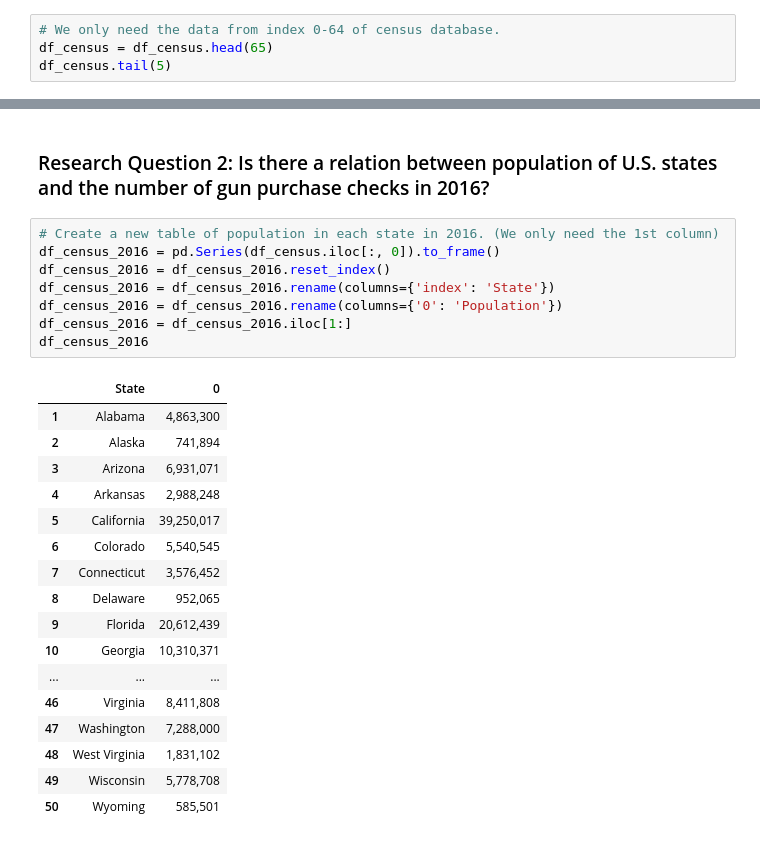
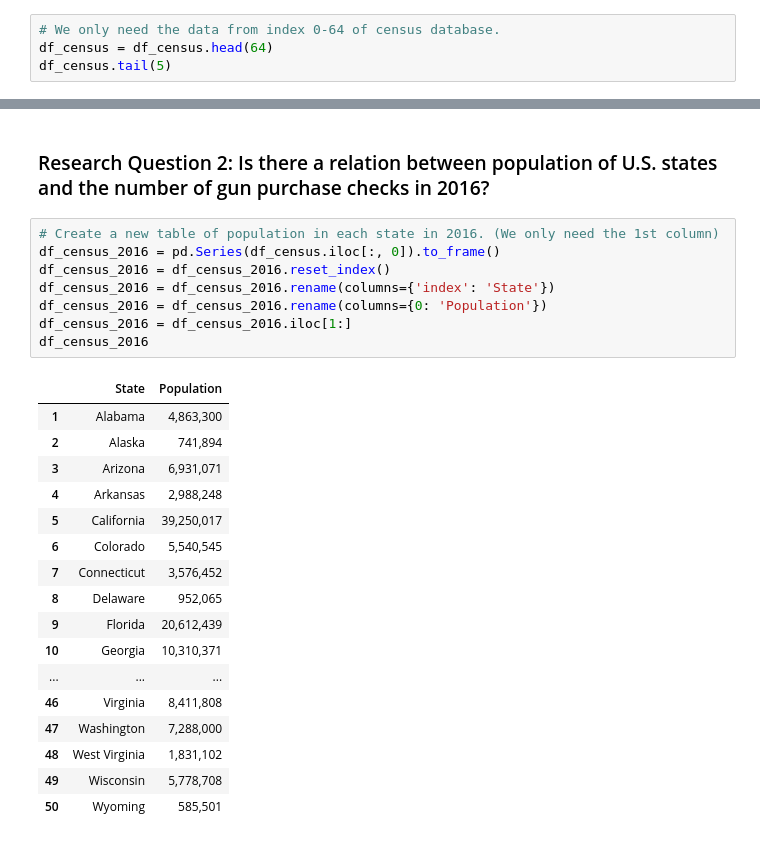
Before and after one commit to VentoTran/Udacity_DataAnalyst_Project_01_FBI_GUN_DATA, a Jupyter notebook: Investigate_a_Dataset.ipynb, the cells around one changed output, grey strips where cells are left out. Cells and saved outputs as stored; diff of their text form.

```diff
--- a/Investigate_a_Dataset.ipynb
+++ b/Investigate_a_Dataset.ipynb
@@ -141,7 +145,7 @@ df_census[df_census['Alabama'].isna()]
 20 rows × 52 columns
 # %%
 # We only need the data from index 0-64 of census database.
-df_census = df_census.head(65)
+df_census = df_census.head(64)
 df_census.tail(5)
 # %% [output]
 |  | Fact | Fact Note | Alabama | Alaska | Arizona | Arkansas | California | Colorado | Connecticut | Delaware | ... |
@@ -390,13 +394,13 @@ plt.show()
 # %%
 # Create a new table of population in each state in 2016. (We only need the 1st column)
 df_census_2016 = pd.Series(df_census.iloc[:, 0]).to_frame()
 df_census_2016 = df_census_2016.reset_index()
 df_census_2016 = df_census_2016.rename(columns={'index': 'State'})
-df_census_2016 = df_census_2016.rename(columns={'0': 'Population'})
+df_census_2016 = df_census_2016.rename(columns={0: 'Population'})
 df_census_2016 = df_census_2016.iloc[1:]
 df_census_2016
 # %% [output]
-|  | State | 0 |
+|  | State | Population |
 | 1 | Alabama | 4,863,300 |
 | 2 | Alaska | 741,894 |
 | 3 | Arizona | 6,931,071 |
```
Also changed, not shown: parts of 36 cells of this notebook, 3 other files.
